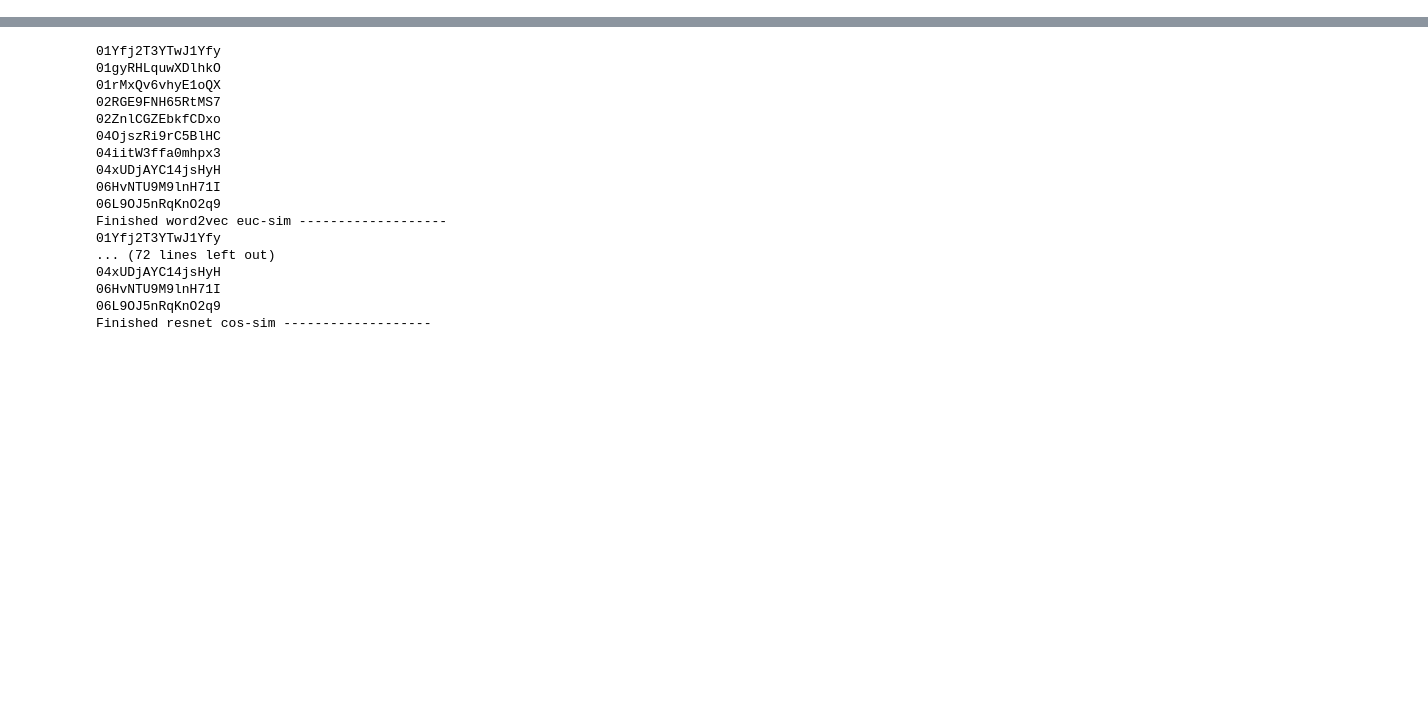
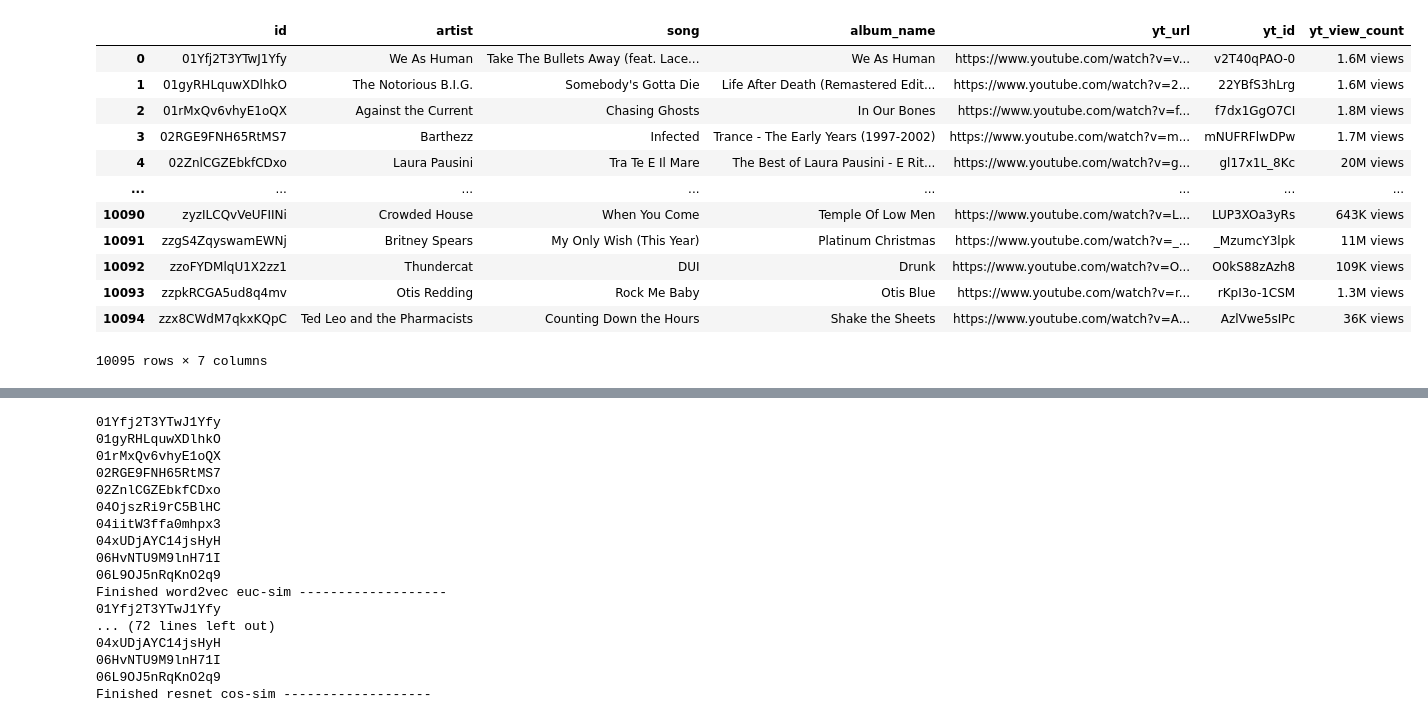
Before and after one commit to danis-git/MMSR-Group-C, a Jupyter notebook: 3/generate-json.ipynb, the cells around one changed output, grey strips where cells are left out. Cells and saved outputs as stored; diff of their text form; code cells hidden in the pictures; blank space fills up the shorter version.

Commit message:
added more youtube info

```diff
--- a/3/generate-json.ipynb
+++ b/3/generate-json.ipynb
@@ -14,6 +8,6 @@ Requirement already satisfied: six>=1.5 in /usr/lib/python3/dist-packages (from
 # %%
 # change the file path here
-file_path_base = r"/home/dani/Dropbox/JKU/Semester-7/Multimedia_Search_and_Retrieval/Excercises/MMSR-Group-C/3/datasets/"
+file_path_base = r"C:\Users\Richard\Desktop\JKU\1.Semester-WS2023\MultimediaSearchAndRetrieval\\"
 file_path_info = file_path_base + "id_information_mmsr.tsv"
 file_path_word2vec = file_path_base + "id_lyrics_word2vec_mmsr.tsv"
 file_path_tfidf = file_path_base + "id_lyrics_tf-idf_mmsr.tsv"
@@ -51,9 +45,3 @@ df_resnet = pd.read_table(file_path_resnet)
 df_url = pd.read_table(file_path_url)
 
 df_genre["genre"] = df_genre["genre"].apply(literal_eval) # convert string into array
-
-# todo: prepare early fusion feature
-# normalizes and joins both features
-#df_normalized_bert = t3.normalize_frame(df_bert)
-#df_normalized_mfcc_bow = t3.normalize_frame(df_mfcc_bow)
-#df_early_fusion = pd.merge(df_normalized_bert, df_normalized_mfcc_bow, on="id", how="outer")
@@ -60,7 +53,5 @@ df_genre["genre"] = df_genre["genre"].apply(literal_eval) # convert string into
 # %%
-from youtubesearchpython import VideosSearch
-
-def get_youtube_url(row):
+def get_youtube_info(row):
     song_artist = row["artist"]
     song_title = row["song"]
 
@@ -71,20 +62,28 @@ def get_youtube_url(row):
 
     if results['result']:
         video_url = results['result'][0]['link']
+        video_id = results['result'][0]['id']
+        video_view_count = results['result'][0]['viewCount']['short']
         print(row["id"])
-        return video_url
+        return [video_url, video_id, video_view_count]
     else:
         print(f"No results found for {song_title} by {song_artist}")
         return ''
 
 
-def calc_songs(row, df_info: pd.DataFrame, df_feature: pd.DataFrame, sim_func, filter: []):
+def calc_songs(row, df_info: pd.DataFrame, df_feature: pd.DataFrame, sim_func, filter: [], random: bool):
     id = row["id"]
     song_artist = row["artist"]
     song_title = row["song"]
 
     filter = [] if filter is None else filter
 
-    df_retr_songs = t3.song_retrieval(df_info, df_feature, song_title, song_artist, 10, sim_func=sim_func, filter=filter)
+    df_retr_songs = t3.song_retrieval(df_info, df_feature, song_title, song_artist, 10, sim_func=sim_func, filter=filter, random = random)
 
     return df_retr_songs
+# %%
+res = df_info.apply(get_youtube_info, axis=1)
+
+yt_urls = [item[0] for item in res]
+yt_ids = [item[1] for item in res]
+yt_view_counts = [item[2] for item in res]
@@ -91,3 +121,22 @@ def calc_songs(row, df_info: pd.DataFrame, df_feature: pd.DataFrame, sim_func, f
+# %%
+df_info = df_info.assign(yt_url = yt_urls)
+df_info = df_info.assign(yt_id = yt_ids)
+df_info = df_info.assign(yt_view_count = yt_view_counts)
+df_info
+# %% [output]
+|  | id | artist | song | album_name | yt_url | yt_id | yt_view_count |
+| 0 | 01Yfj2T3YTwJ1Yfy | We As Human | Take The Bullets Away (feat. Lace... | We As Human | https://www.youtube.com/watch?v=v... | v2T40qPAO-0 | 1.6M views |
+| 1 | 01gyRHLquwXDlhkO | The Notorious B.I.G. | Somebody's Gotta Die | Life After Death (Remastered Edit... | https://www.youtube.com/watch?v=2... | 22YBfS3hLrg | 1.6M views |
+| 2 | 01rMxQv6vhyE1oQX | Against the Current | Chasing Ghosts | In Our Bones | https://www.youtube.com/watch?v=f... | f7dx1GgO7CI | 1.8M views |
+| 3 | 02RGE9FNH65RtMS7 | Barthezz | Infected | Trance - The Early Years (1997-2002) | https://www.youtube.com/watch?v=m... | mNUFRFlwDPw | 1.7M views |
+| 4 | 02ZnlCGZEbkfCDxo | Laura Pausini | Tra Te E Il Mare | The Best of Laura Pausini - E Rit... | https://www.youtube.com/watch?v=g... | gl17x1L_8Kc | 20M views |
+| ... | ... | ... | ... | ... | ... | ... | ... |
+| 10090 | zyzILCQvVeUFIINi | Crowded House | When You Come | Temple Of Low Men | https://www.youtube.com/watch?v=L... | LUP3XOa3yRs | 643K views |
+| 10091 | zzgS4ZqyswamEWNj | Britney Spears | My Only Wish (This Year) | Platinum Christmas | https://www.youtube.com/watch?v=_... | _MzumcY3lpk | 11M views |
+| 10092 | zzoFYDMlqU1X2zz1 | Thundercat | DUI | Drunk | https://www.youtube.com/watch?v=O... | O0kS88zAzh8 | 109K views |
+| 10093 | zzpkRCGA5ud8q4mv | Otis Redding | Rock Me Baby | Otis Blue | https://www.youtube.com/watch?v=r... | rKpI3o-1CSM | 1.3M views |
+| 10094 | zzx8CWdM7qkxKQpC | Ted Leo and the Pharmacists | Counting Down the Hours | Shake the Sheets | https://www.youtube.com/watch?v=A... | AzlVwe5sIPc | 36K views |
+10095 rows × 7 columns
 # %%
 import os # Import df_info with youtube links
 
```
Also changed, not shown: parts of 7 cells of this notebook, 4 other files.
